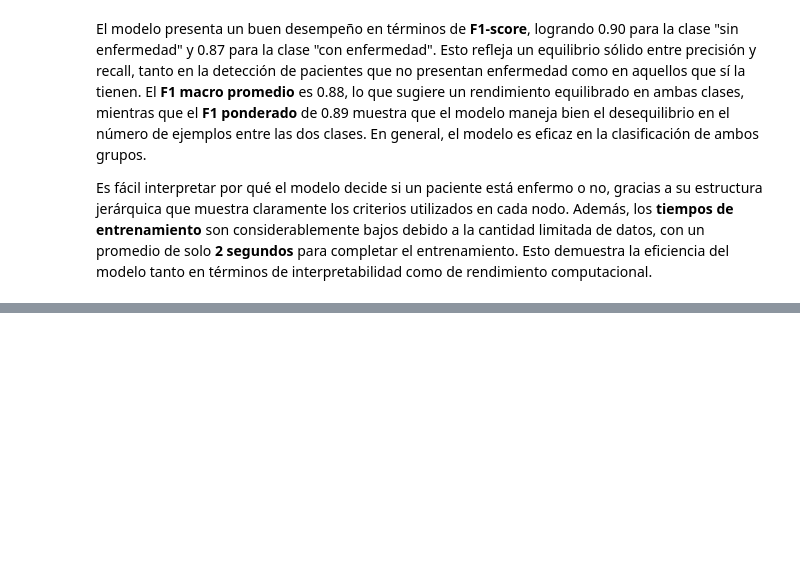
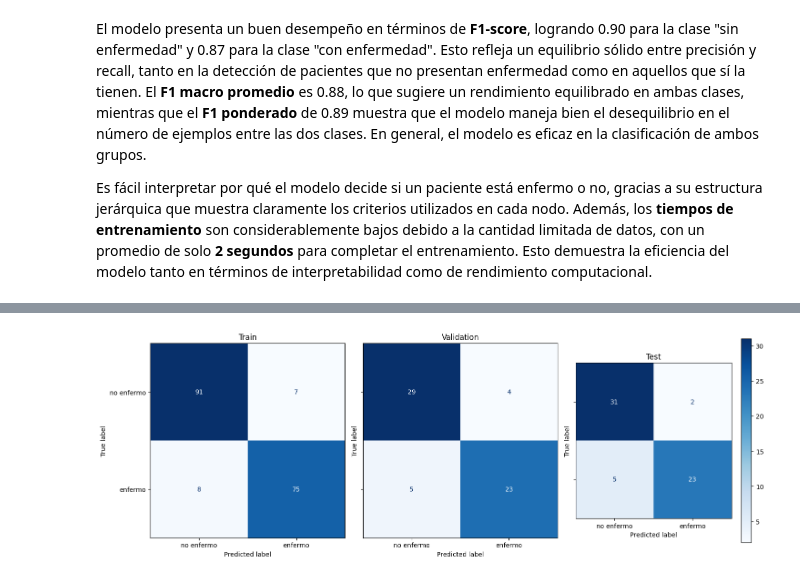
Before and after one commit to IgnacioLopez04/TP_ML_Bellotti_Lopez_Trinchieri, a Jupyter notebook: TP1_ML.ipynb, the cells around one changed output, grey strips where cells are left out. Drawn from its saved outputs; the diff is of its cells as text; code cells hidden in the pictures; blank space fills up the shorter version.

```diff
--- a/TP1_ML.ipynb
+++ b/TP1_ML.ipynb
@@ -1349,0 +2142,26 @@ Es fácil interpretar por qué el modelo decide si un paciente está enfermo o n
+# %%
+predict_train = TM_pipe_2.predict(train)
+predict_validation = TM_pipe_2.predict(validation)
+predict_test = predict
+
+fig, axes = plt.subplots(1, 3, figsize=(15, 5), sharey=True)
+
+cm_train = metrics.confusion_matrix(train.diagnosis, predict_train)
+cm_plot_train = metrics.ConfusionMatrixDisplay(confusion_matrix=cm_train, display_labels=['no enfermo', 'enfermo'])
+cm_plot_train.plot(cmap="Blues", ax=axes[0], colorbar=False)
+cm_plot_train.ax_.set_title('Train')
+
+cm_validation = metrics.confusion_matrix(validation.diagnosis, predict_validation)
+cm_plot_validation = metrics.ConfusionMatrixDisplay(confusion_matrix=cm_validation, display_labels=['no enfermo', 'enfermo'])
+cm_plot_validation.plot(cmap="Blues", ax=axes[1], colorbar=False)
+cm_plot_validation.ax_.set_title('Validation')
+
+cm_test = metrics.confusion_matrix(test.diagnosis, predict_test)
+cm_plot_test = metrics.ConfusionMatrixDisplay(confusion_matrix=cm_test, display_labels=['no enfermo', 'enfermo'])
+cm_plot_test.plot(cmap="Blues", ax=axes[2])
+cm_plot_test.ax_.set_title('Test')
+
+plt.tight_layout()
+plt.show()
+# %% [output]
+[figure, added]
```
Also changed, not shown: parts of 104 cells of this notebook, 1 other file.
